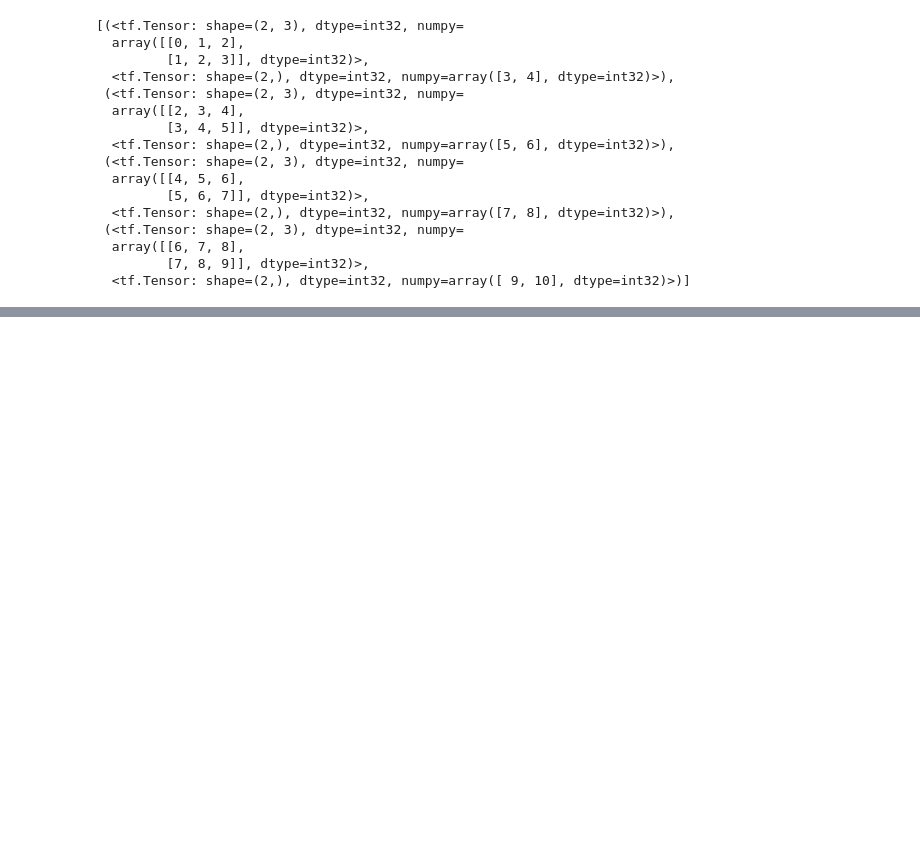
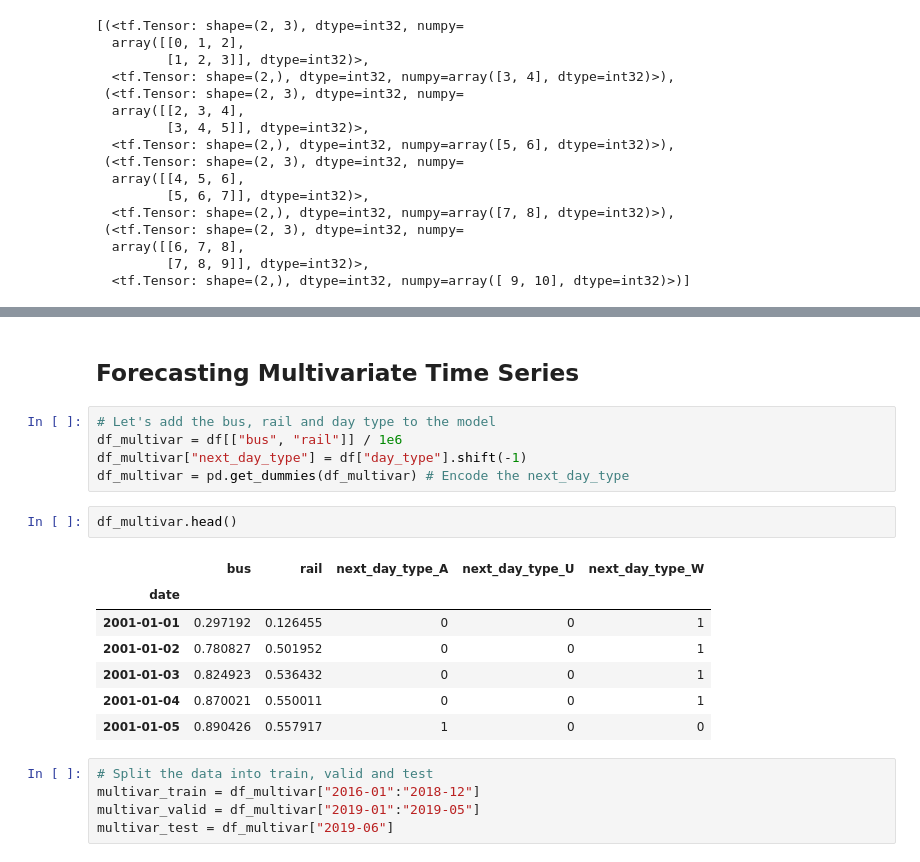
Before and after one commit to mmenendezg/Books, a Jupyter notebook: homl/notebooks/chapter_15/15_theory.ipynb, the cells around one changed output, grey strips where cells are left out. Cells and saved outputs as stored; diff of their text form; blank space fills up the shorter version.

```diff
--- a/homl/notebooks/chapter_15/15_theory.ipynb
+++ b/homl/notebooks/chapter_15/15_theory.ipynb
@@ -179,0 +294,22 @@ for window_dataset in tf.data.Dataset.range(6).window(4, shift=1, drop_remainder
+# %% [markdown]
+## Forecasting Multivariate Time Series
+# %%
+# Let's add the bus, rail and day type to the model
+df_multivar = df[["bus", "rail"]] / 1e6
+df_multivar["next_day_type"] = df["day_type"].shift(-1)
+df_multivar = pd.get_dummies(df_multivar) # Encode the next_day_type
+# %%
+df_multivar.head()
+# %% [output]
+|  | bus | rail | next_day_type_A | next_day_type_U | next_day_type_W |
+| date |  |  |  |  |  |
+| 2001-01-01 | 0.297192 | 0.126455 | 0 | 0 | 1 |
+| 2001-01-02 | 0.780827 | 0.501952 | 0 | 0 | 1 |
+| 2001-01-03 | 0.824923 | 0.536432 | 0 | 0 | 1 |
+| 2001-01-04 | 0.870021 | 0.550011 | 0 | 0 | 1 |
+| 2001-01-05 | 0.890426 | 0.557917 | 1 | 0 | 0 |
+# %%
+# Split the data into train, valid and test
+multivar_train = df_multivar["2016-01":"2018-12"]
+multivar_valid = df_multivar["2019-01":"2019-05"]
+multivar_test = df_multivar["2019-06"]
```
Also changed, not shown: parts of 43 cells of this notebook, 3 other files.
